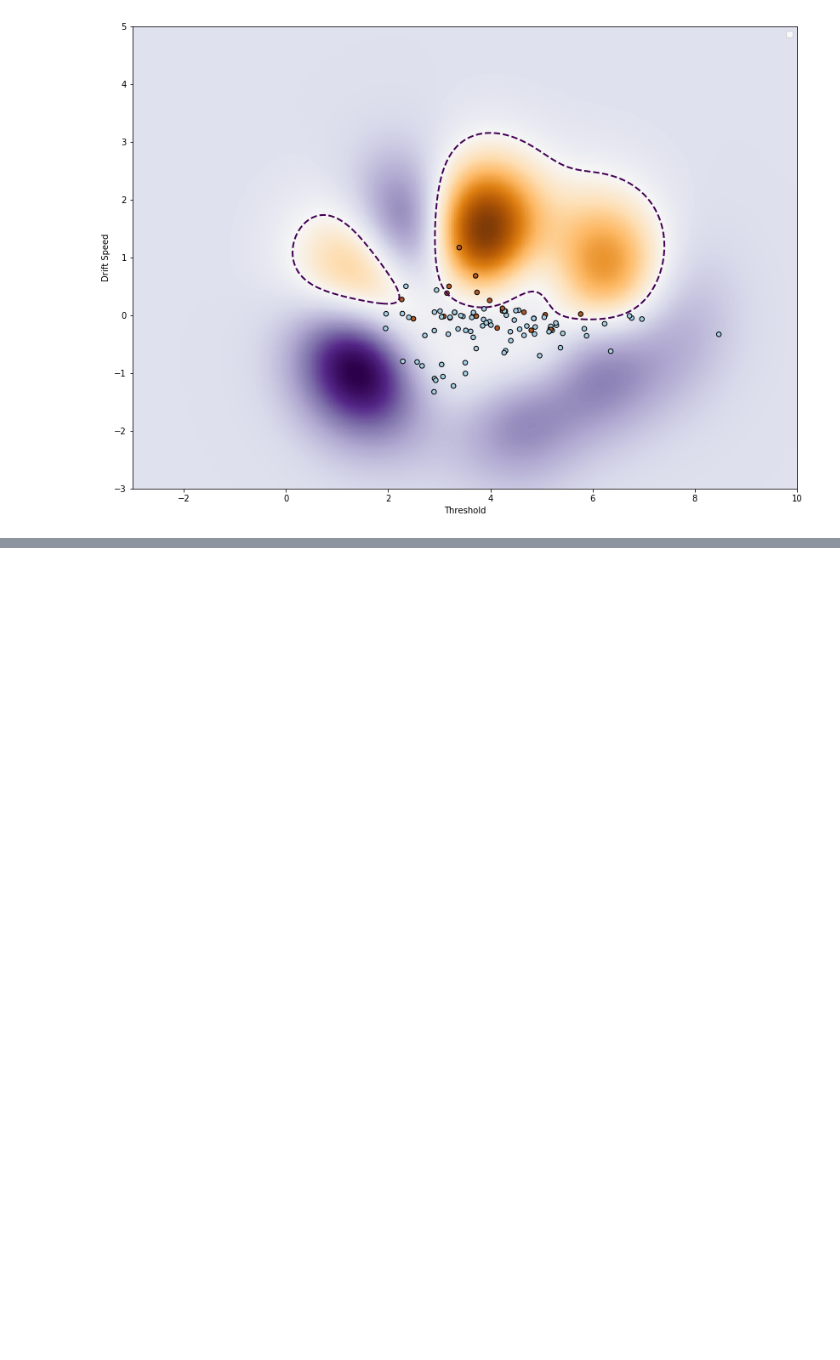
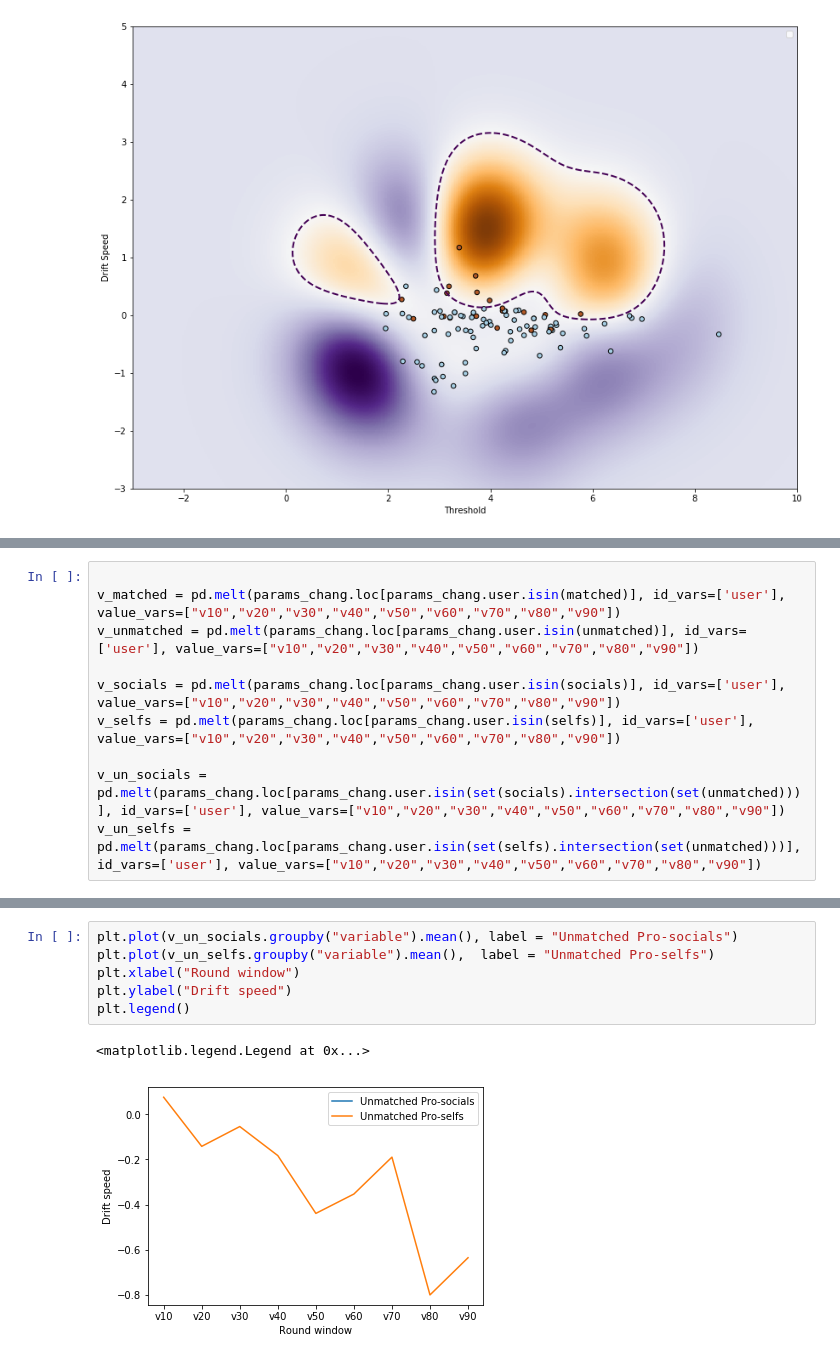
Before and after one commit to eladiomontero/DecisionTimes, a Jupyter notebook: SVO Context Analysis/changingSVO.ipynb, the cells around one changed output, grey strips where cells are left out. Drawn from its saved outputs; the diff is of its cells as text; blank space fills up the shorter version.

```diff
--- a/SVO Context Analysis/changingSVO.ipynb
+++ b/SVO Context Analysis/changingSVO.ipynb
@@ -333,0 +389,10 @@ plt.show()
+# %%
+
+v_matched = pd.melt(params_chang.loc[params_chang.user.isin(matched)], id_vars=['user'], value_vars=["v10","v20","v30","v40","v50","v60","v70","v80","v90"])
+v_unmatched = pd.melt(params_chang.loc[params_chang.user.isin(unmatched)], id_vars=['user'], value_vars=["v10","v20","v30","v40","v50","v60","v70","v80","v90"])
+
+v_socials = pd.melt(params_chang.loc[params_chang.user.isin(socials)], id_vars=['user'], value_vars=["v10","v20","v30","v40","v50","v60","v70","v80","v90"])
+v_selfs = pd.melt(params_chang.loc[params_chang.user.isin(selfs)], id_vars=['user'], value_vars=["v10","v20","v30","v40","v50","v60","v70","v80","v90"])
+
+v_un_socials = pd.melt(params_chang.loc[params_chang.user.isin(set(socials).intersection(set(unmatched)))], id_vars=['user'], value_vars=["v10","v20","v30","v40","v50","v60","v70","v80","v90"])
+v_un_selfs = pd.melt(params_chang.loc[params_chang.user.isin(set(selfs).intersection(set(unmatched)))], id_vars=['user'], value_vars=["v10","v20","v30","v40","v50","v60","v70","v80","v90"])
@@ -333,0 +417,9 @@ plt.show()
+# %%
+plt.plot(v_un_socials.groupby("variable").mean(), label = "Unmatched Pro-socials")
+plt.plot(v_un_selfs.groupby("variable").mean(),  label = "Unmatched Pro-selfs")
+plt.xlabel("Round window")
+plt.ylabel("Drift speed")
+plt.legend()
+# %% [output]
+<matplotlib.legend.Legend at 0x...>
+[figure, added]
```
Also changed, not shown: parts of 17 cells of this notebook, 8 other files.
